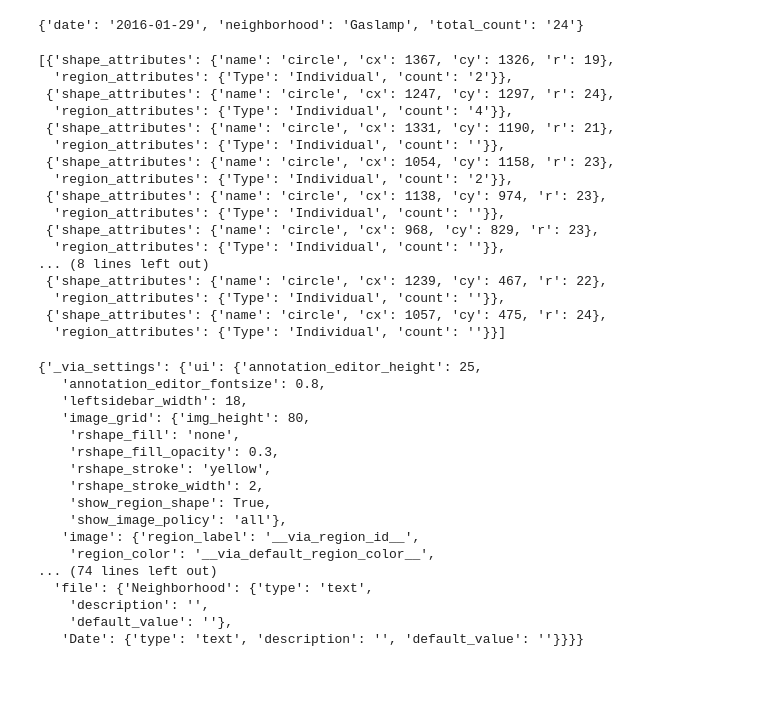
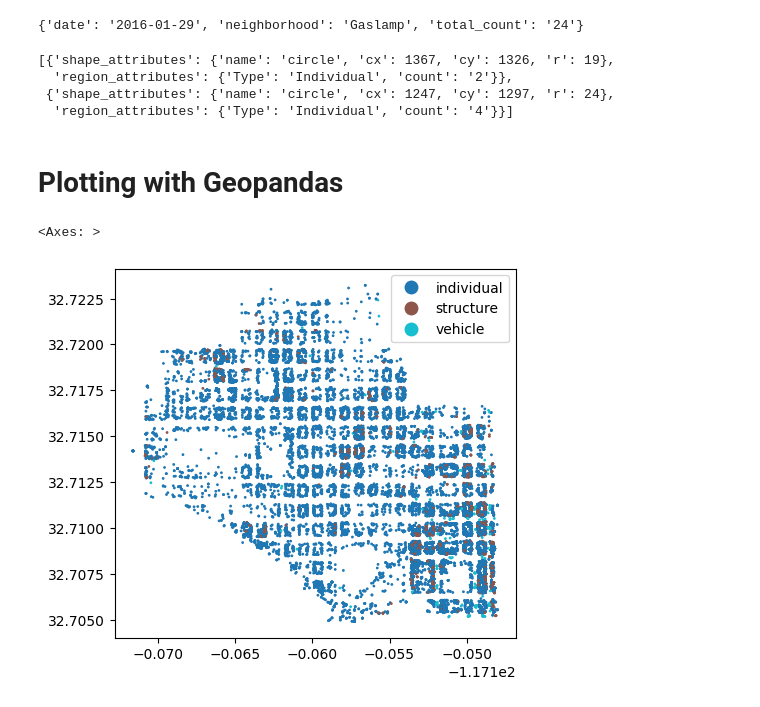
Before and after one commit to sandiegodata-projects/downtown-partnership, a Jupyter notebook: notebooks/ericbusboom/Scratch.ipynb, the cells around one changed output. Cells and saved outputs as stored; diff of their text form; code cells hidden in the pictures; blank space fills up the shorter version.

```diff
--- a/notebooks/ericbusboom/Scratch.ipynb
+++ b/notebooks/ericbusboom/Scratch.ipynb
@@ -29,44 +27,33 @@ j['_via_img_metadata'][images[0]]['file_attributes']
 # %% [output]
 {'date': '2016-01-29', 'neighborhood': 'Gaslamp', 'total_count': '24'}
 # %%
-j['_via_img_metadata'][images[0]]['regions']
+j['_via_img_metadata'][images[0]]['regions'][:2]
 # %% [output]
 [{'shape_attributes': {'name': 'circle', 'cx': 1367, 'cy': 1326, 'r': 19},
   'region_attributes': {'Type': 'Individual', 'count': '2'}},
  {'shape_attributes': {'name': 'circle', 'cx': 1247, 'cy': 1297, 'r': 24},
-  'region_attributes': {'Type': 'Individual', 'count': '4'}},
- {'shape_attributes': {'name': 'circle', 'cx': 1331, 'cy': 1190, 'r': 21},
-  'region_attributes': {'Type': 'Individual', 'count': ''}},
- {'shape_attributes': {'name': 'circle', 'cx': 1054, 'cy': 1158, 'r': 23},
-  'region_attributes': {'Type': 'Individual', 'count': '2'}},
- {'shape_attributes': {'name': 'circle', 'cx': 1138, 'cy': 974, 'r': 23},
-  'region_attributes': {'Type': 'Individual', 'count': ''}},
- {'shape_attributes': {'name': 'circle', 'cx': 968, 'cy': 829, 'r': 23},
-  'region_attributes': {'Type': 'Individual', 'count': ''}},
-... (8 lines left out)
- {'shape_attributes': {'name': 'circle', 'cx': 1239, 'cy': 467, 'r': 22},
-  'region_attributes': {'Type': 'Individual', 'count': ''}},
- {'shape_attributes': {'name': 'circle', 'cx': 1057, 'cy': 475, 'r': 24},
-  'region_attributes': {'Type': 'Individual', 'count': ''}}]
+  'region_attributes': {'Type': 'Individual', 'count': '4'}}]
 # %%
 gcp_f = Path('/workspaces/downtown-partnership/data/complete_annotations/gcp/columbia-gcp-2015.json')
 gcp = json.loads(gcp_f.read_text())
-gcp
-# %% [output]
-{'_via_settings': {'ui': {'annotation_editor_height': 25,
-   'annotation_editor_fontsize': 0.8,
-   'leftsidebar_width': 18,
-   'image_grid': {'img_height': 80,
-    'rshape_fill': 'none',
-    'rshape_fill_opacity': 0.3,
-    'rshape_stroke': 'yellow',
-    'rshape_stroke_width': 2,
-    'show_region_shape': True,
-    'show_image_policy': 'all'},
-   'image': {'region_label': '__via_region_id__',
-    'region_color': '__via_default_region_color__',
-... (74 lines left out)
-  'file': {'Neighborhood': {'type': 'text',
-    'description': '',
-    'default_value': ''},
-   'Date': {'type': 'text', 'description': '', 'default_value': ''}}}}
+# %% [markdown]
+# Plotting with Geopandas
+# %%
+import geopandas as gpd
+
+# load the data
+gdf = gpd.read_file('http://library.metatab.org/sandiegodata.org-dowtown_homeless-2.1.1/data/homeless_counts.csv')
+
+
+# Convert the geometry column from WKT to a GeoSeries, then make it a GeoDataFrame
+gdf['geometry'] = gpd.GeoSeries.from_wkt(gdf['geometry'])
+gdf = gpd.GeoDataFrame(gdf)
+# Set the CRS to WGS84
+gdf.set_crs(epsg=4326, inplace=True)
+
+# Plot
+
+gdf.plot(column='type', legend=True, markersize=1)
+# %% [output]
+<Axes: >
+[figure, added]
```
Also changed, not shown: parts of 2 cells of this notebook, 1 other file.
